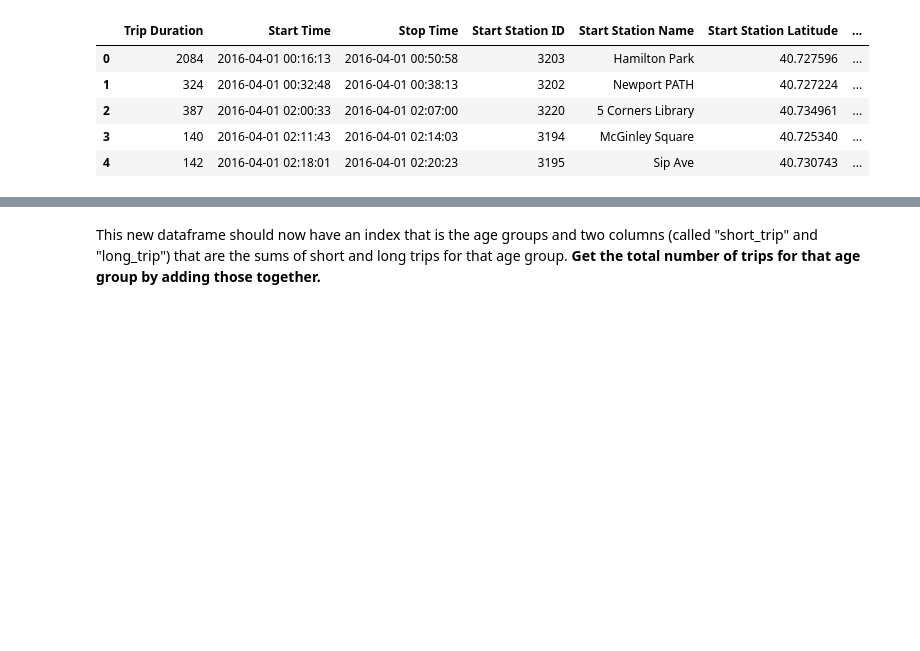
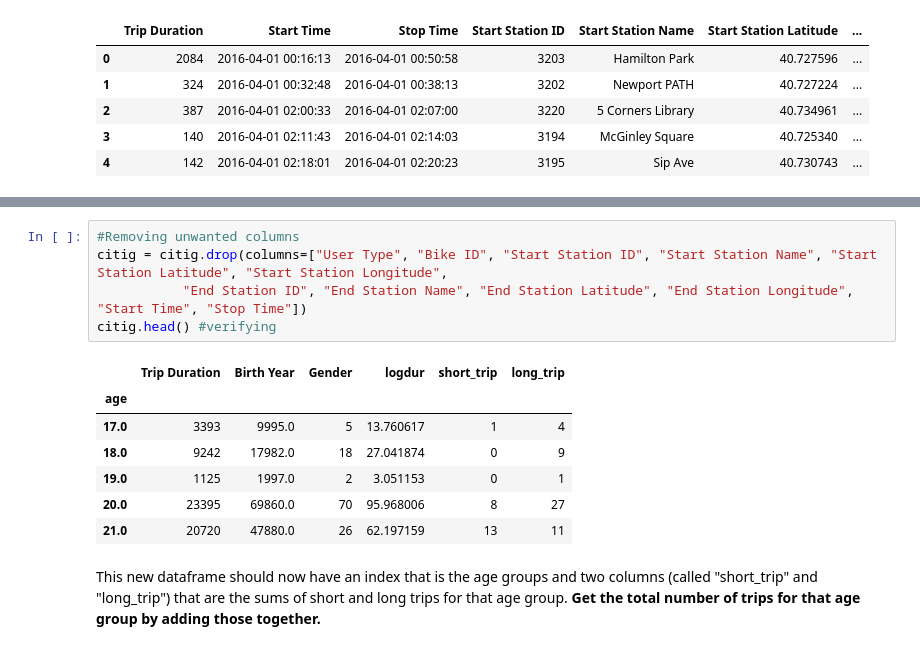
Before and after one commit to reshmitha0424/MachineLearningAnalysis-CitiBikeTripDuration-and-CommuterAge, a Jupyter notebook: Ridership_of_Urban_Bike_Shares.ipynb, the cells around one changed output, grey strips where cells are left out. Drawn from its saved outputs; the diff is of its cells as text; blank space fills up the shorter version.

```diff
--- a/Ridership_of_Urban_Bike_Shares.ipynb
+++ b/Ridership_of_Urban_Bike_Shares.ipynb
@@ -183,6 +185,19 @@ citig.head() #verifying
 | 19.0 | 1125 | 2016-04-16 15:38:05 | 2016-04-16 15:56:51 | 3203 | Hamilton Park | 40.727596 | ... |
 | 20.0 | 23395 | 2016-04-01 10:23:522016-04-04 09:... | 2016-04-01 10:35:432016-04-04 09:... | 111869 | McGinley SquareMcGinley SquareMcG... | 1425.350754 | ... |
 | 21.0 | 20720 | 2016-04-01 20:04:432016-04-04 03:... | 2016-04-01 20:07:042016-04-04 03:... | 76717 | Newport PATHNewport PkwyNewport P... | 977.407891 | ... |
+# %%
+#Removing unwanted columns
+citig = citig.drop(columns=["User Type", "Bike ID", "Start Station ID", "Start Station Name", "Start Station Latitude", "Start Station Longitude",
+           "End Station ID", "End Station Name", "End Station Latitude", "End Station Longitude", "Start Time", "Stop Time"])
+citig.head() #verifying
+# %% [output]
+|  | Trip Duration | Birth Year | Gender | logdur | short_trip | long_trip |
+| age |  |  |  |  |  |  |
+| 17.0 | 3393 | 9995.0 | 5 | 13.760617 | 1 | 4 |
+| 18.0 | 9242 | 17982.0 | 18 | 27.041874 | 0 | 9 |
+| 19.0 | 1125 | 1997.0 | 2 | 3.051153 | 0 | 1 |
+| 20.0 | 23395 | 69860.0 | 70 | 95.968006 | 8 | 27 |
+| 21.0 | 20720 | 47880.0 | 26 | 62.197159 | 13 | 11 |
 # %% [markdown]
 This new dataframe should now have an index that is the age groups and two columns (called "short_trip" and "long_trip") that are the sums of short and long trips for that age group.  **Get the total number of trips for that age group by adding those together.**
 # %%
```
Also changed, not shown: parts of 15 cells of this notebook.
